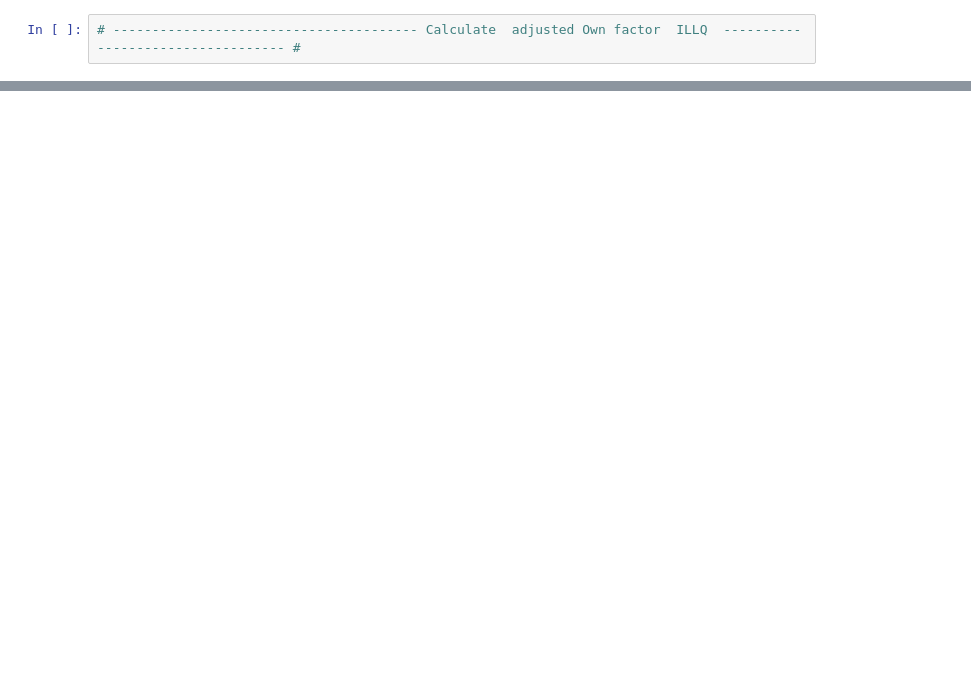
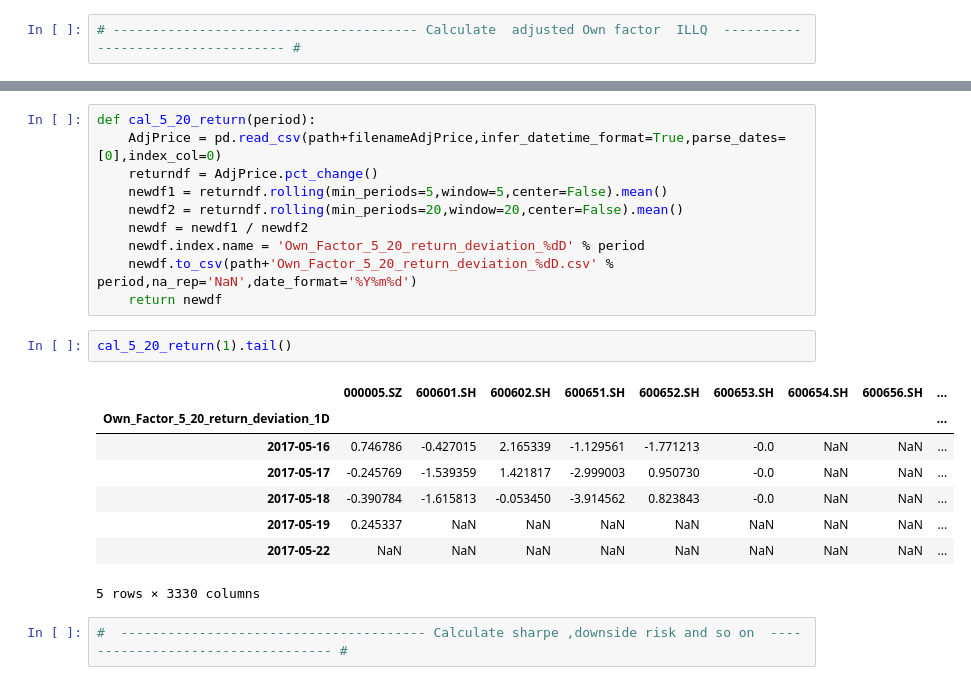
Before and after one commit to kamiseko/factor-test, a Jupyter notebook: Own_Factor_Daily_Updated.ipynb, the cells around one changed output, grey strips where cells are left out. Drawn from its saved outputs; the diff is of its cells as text; blank space fills up the shorter version.

```diff
--- a/Own_Factor_Daily_Updated.ipynb
+++ b/Own_Factor_Daily_Updated.ipynb
@@ -504,0 +691,23 @@ neutralizedTOVD .tail()
+# %%
+def cal_5_20_return(period):
+    AdjPrice = pd.read_csv(path+filenameAdjPrice,infer_datetime_format=True,parse_dates=[0],index_col=0)
+    returndf = AdjPrice.pct_change()
+    newdf1 = returndf.rolling(min_periods=5,window=5,center=False).mean()
+    newdf2 = returndf.rolling(min_periods=20,window=20,center=False).mean()
+    newdf = newdf1 / newdf2
+    newdf.index.name = 'Own_Factor_5_20_return_deviation_%dD' % period
+    newdf.to_csv(path+'Own_Factor_5_20_return_deviation_%dD.csv' % period,na_rep='NaN',date_format='%Y%m%d')
+    return newdf
+# %%
+cal_5_20_return(1).tail()
+# %% [output]
+|  | 000005.SZ | 600601.SH | 600602.SH | 600651.SH | 600652.SH | 600653.SH | 600654.SH | 600656.SH | ... |
+| Own_Factor_5_20_return_deviation_1D |  |  |  |  |  |  |  |  | ... |
+| 2017-05-16 | 0.746786 | -0.427015 | 2.165339 | -1.129561 | -1.771213 | -0.0 | NaN | NaN | ... |
+| 2017-05-17 | -0.245769 | -1.539359 | 1.421817 | -2.999003 | 0.950730 | -0.0 | NaN | NaN | ... |
+| 2017-05-18 | -0.390784 | -1.615813 | -0.053450 | -3.914562 | 0.823843 | -0.0 | NaN | NaN | ... |
+| 2017-05-19 | 0.245337 | NaN | NaN | NaN | NaN | NaN | NaN | NaN | ... |
+| 2017-05-22 | NaN | NaN | NaN | NaN | NaN | NaN | NaN | NaN | ... |
+5 rows × 3330 columns
+# %%
+#  --------------------------------------- Calculate sharpe ,downside risk and so on  ---------------------------------- #
```
Also changed, not shown: parts of 63 cells of this notebook, 2 other files.
